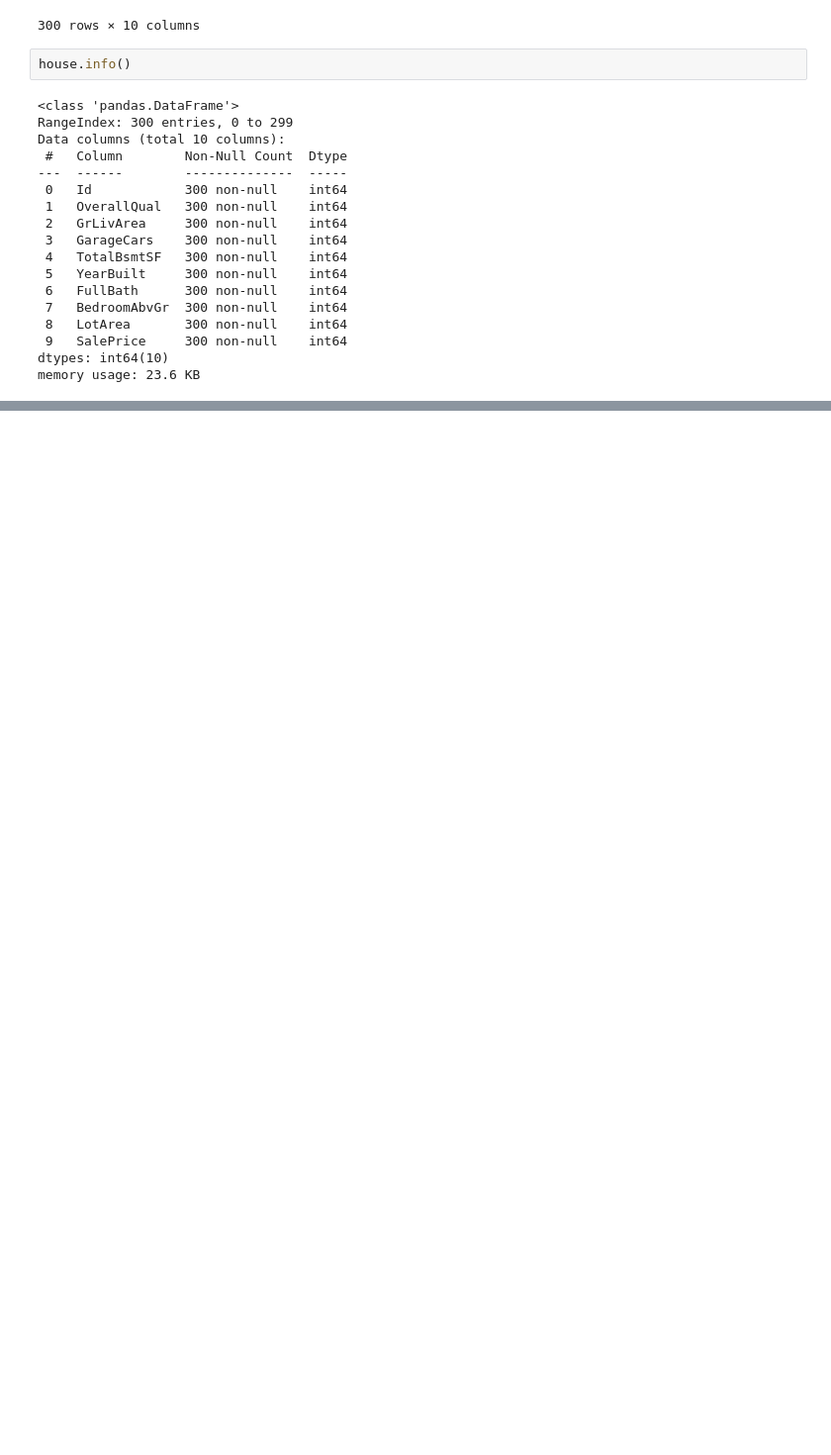
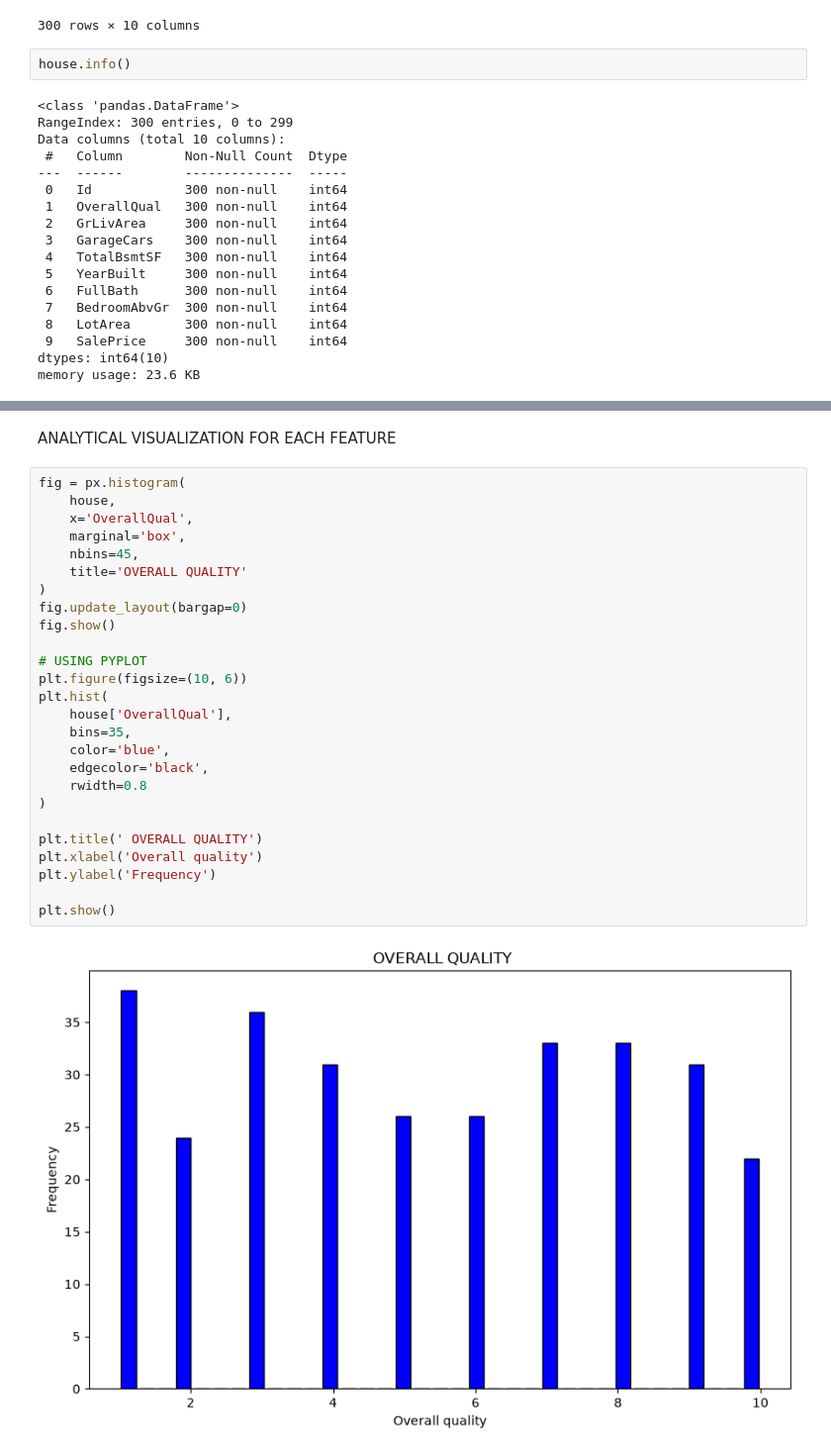
Before and after one commit to popsy-jeff/MACHINE-LEARNING--LINEAR-REGRESSION, a Jupyter notebook: House_Prices_LinearRegression_Model.ipynb, the cells around one changed output, grey strips where cells are left out. Shown at 99% size. Cells and saved outputs as stored; diff of their text form; blank space fills up the shorter version.

Commit message:
Visualization of thhe overall quality of the houses in question

```diff
--- a/House_Prices_LinearRegression_Model.ipynb
+++ b/House_Prices_LinearRegression_Model.ipynb
@@ -97,0 +98,30 @@ house.describe()
+# %% [markdown]
+ANALYTICAL VISUALIZATION FOR EACH FEATURE
+# %%
+fig = px.histogram(
+    house,
+    x='OverallQual',
+    marginal='box',
+    nbins=45,
+    title='OVERALL QUALITY'
+)
+fig.update_layout(bargap=0)
+fig.show()
+
+# USING PYPLOT
+plt.figure(figsize=(10, 6))
+plt.hist(
+    house['OverallQual'],
+    bins=35,
+    color='blue',
+    edgecolor='black',
+    rwidth=0.8
+)
+
+plt.title(' OVERALL QUALITY')
+plt.xlabel('Overall quality')
+plt.ylabel('Frequency')
+
+plt.show()
+# %% [output]
+[figure, added]
```
Also changed, not shown: parts of 3 cells of this notebook.
